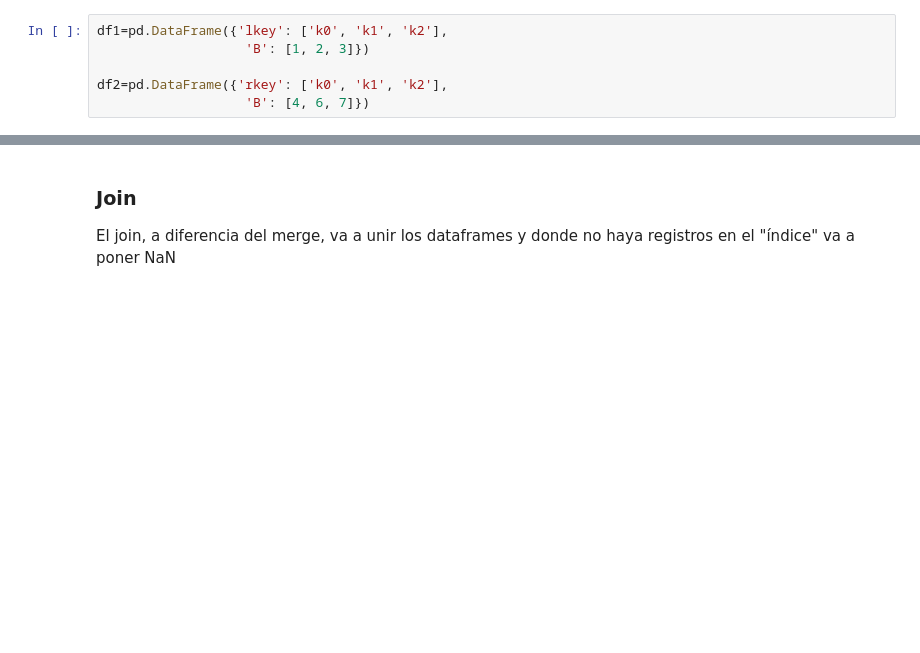
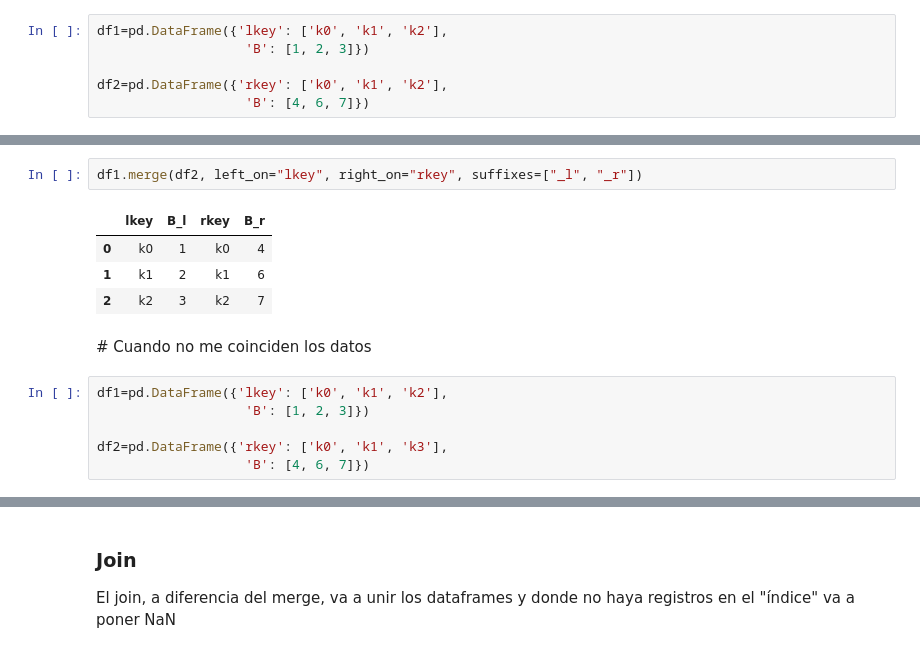
Before and after one commit to Ironhack-Data-Madrid-Agosto-2021/classroom-materials, a Jupyter notebook: week_02/04-pandas.ipynb, the cells around one changed output, grey strips where cells are left out. Cells and saved outputs as stored; diff of their text form; blank space fills up the shorter version.

```diff
--- a/week_02/04-pandas.ipynb
+++ b/week_02/04-pandas.ipynb
@@ -1642,0 +1698,15 @@ df2=pd.DataFrame({'rkey': ['k0', 'k1', 'k2'],
+# %%
+df1.merge(df2, left_on="lkey", right_on="rkey", suffixes=["_l", "_r"])
+# %% [output]
+|  | lkey | B_l | rkey | B_r |
+| 0 | k0 | 1 | k0 | 4 |
+| 1 | k1 | 2 | k1 | 6 |
+| 2 | k2 | 3 | k2 | 7 |
+# %% [markdown]
+# Cuando no me coinciden los datos
+# %%
+df1=pd.DataFrame({'lkey': ['k0', 'k1', 'k2'],
+                   'B': [1, 2, 3]})
+
+df2=pd.DataFrame({'rkey': ['k0', 'k1', 'k3'],
+                   'B': [4, 6, 7]})
```
Also changed, not shown: parts of 16 cells of this notebook, 1 other file.
